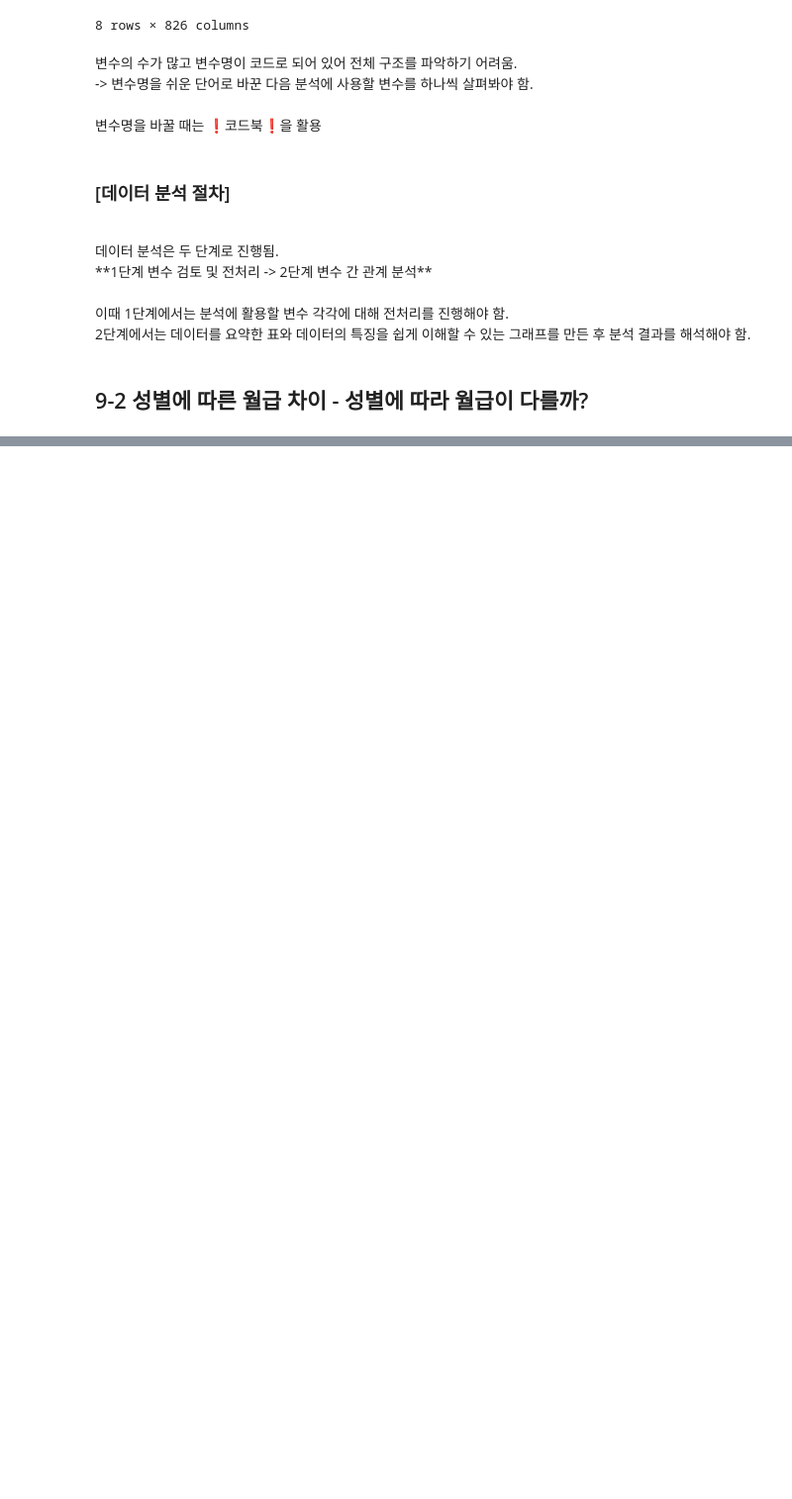
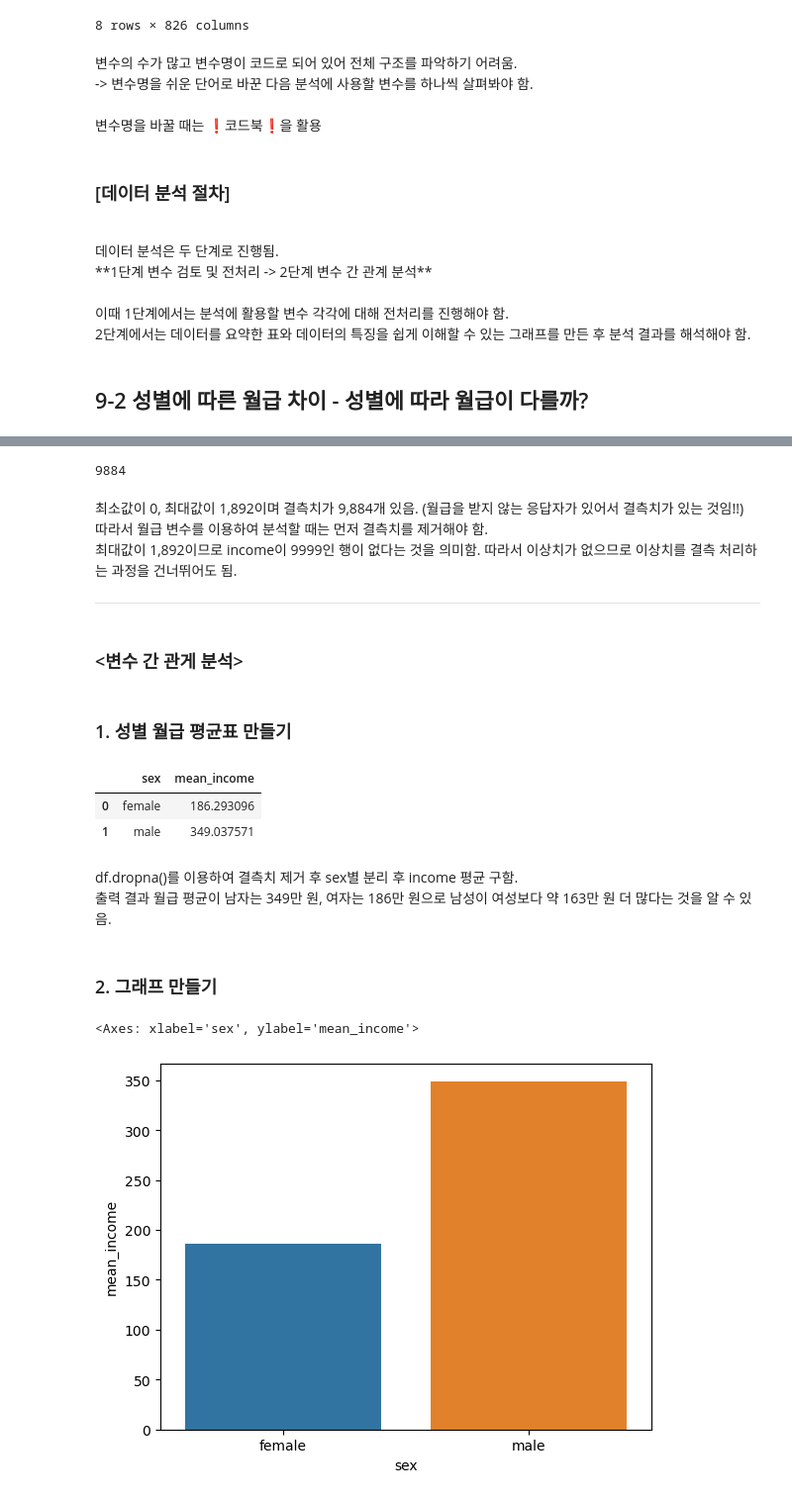
Before and after one commit to chlwldns00/weit, a Jupyter notebook: chapter9/chapter9.ipynb, the cells around one changed output, grey strips where cells are left out. Shown at 99% size. Cells and saved outputs as stored; diff of their text form; code cells hidden in the pictures; blank space fills up the shorter version.

```diff
--- a/chapter9/chapter9.ipynb
+++ b/chapter9/chapter9.ipynb
@@ -81,0 +195,35 @@ welfare = welfare.rename(
+# %%
+# 결측치 확인
+welfare['income'].isna().sum()
+# %% [output]
+9884
+# %% [markdown]
+최소값이 0, 최대값이 1,892이며 결측치가 9,884개 있음. (월급을 받지 않는 응답자가 있어서 결측치가 있는 것임!!)
+<br/> 따라서 월급 변수를 이용하여 분석할 때는 먼저 결측치를 제거해야 함.
+<br/>최대값이 1,892이므로 income이 9999인 행이 없다는 것을 의미함. 따라서 이상치가 없으므로 이상치를 결측 처리하는 과정을 건너뛰어도 됨.
+<hr/>
+# %% [markdown]
+<h3><변수 간 관게 분석></h3>
+# %% [markdown]
+<h3>1. 성별 월급 평균표 만들기</h3>
+# %%
+# 성별 월급 평균표 만들기
+sex_income = welfare.dropna(subset = ['income']) \
+                    .groupby('sex', as_index = False) \
+                    .agg(mean_income = ('income', 'mean'))
+sex_income
+# %% [output]
+|  | sex | mean_income |
+| 0 | female | 186.293096 |
+| 1 | male | 349.037571 |
+# %% [markdown]
+df.dropna()를 이용하여 결측치 제거 후 sex별 분리 후 income 평균 구함.
+<br/>출력 결과 월급 평균이 남자는 349만 원, 여자는 186만 원으로 남성이 여성보다 약 163만 원 더 많다는 것을 알 수 있음.
+# %% [markdown]
+<h3>2. 그래프 만들기</h3>
+# %%
+# 막대 그래프 만들기
+sns.barplot(data = sex_income, x = 'sex', y = 'mean_income')
+# %% [output]
+<Axes: xlabel='sex', ylabel='mean_income'>
+[figure, added]
```
Also changed, not shown: parts of 22 cells of this notebook.
